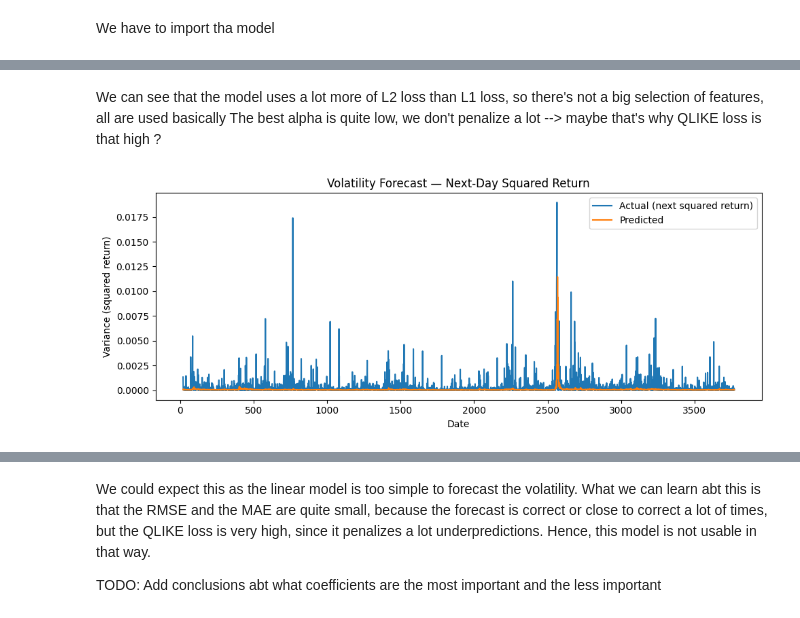
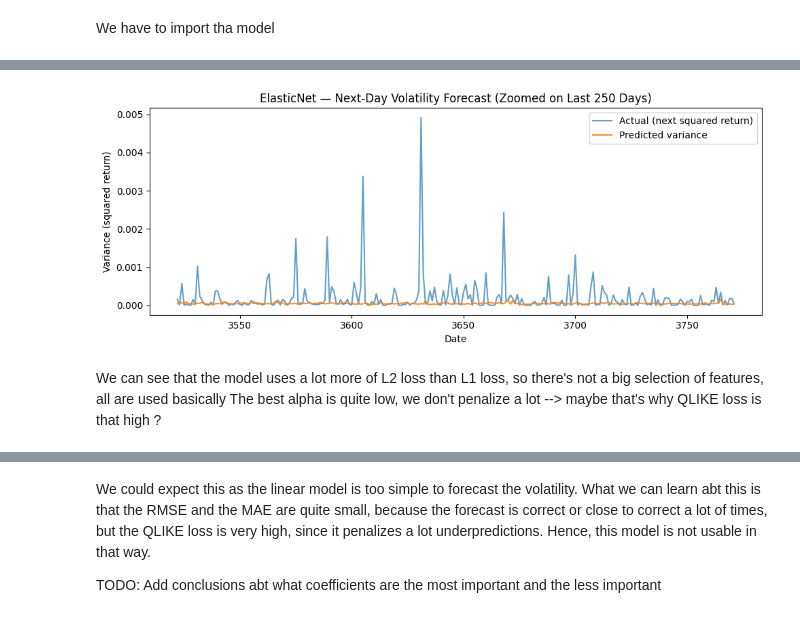
Before and after one commit to victorcamps70/volatility-forecast, a Jupyter notebook: notebooks/01_presentation_of_results.ipynb, the cells around one changed output, grey strips where cells are left out. Cells and saved outputs as stored; diff of their text form; code cells hidden in the pictures.

```diff
--- a/notebooks/01_presentation_of_results.ipynb
+++ b/notebooks/01_presentation_of_results.ipynb
@@ -139,24 +244,27 @@ metrics_test
+# %%
+window = 250  # last 250 points (≈ one trading year)
+
+plt.figure(figsize=(10, 4))
+plt.plot(
+    target_enet.index[-window:],
+    target_enet.values[-window:],
+    label="Actual (next squared return)",
+    alpha=0.7
+)
+plt.plot(
+    pred_enet.index[-window:],
+    pred_enet.values[-window:],
+    label="Predicted variance",
+    alpha=0.9
+)
+plt.legend()
+plt.title("ElasticNet — Next-Day Volatility Forecast (Zoomed on Last 250 Days)")
+plt.xlabel("Date")
+plt.ylabel("Variance (squared return)")
+plt.tight_layout()
+plt.show()
+# %% [output]
+[figure, added]
 # %% [markdown]
 We can see that the model uses a lot more of L2 loss than L1 loss, so there's not a big selection of features, all are used basically
 The best alpha is quite low, we don't penalize a lot --> maybe that's why QLIKE loss is that high ?
-# %%
-# Predictions (aligned with the internally built feature index)
-y_pred = model.predict(df)
-
-# Rebuild raw target to compare on same index
-# raw target (no log transform) for plotting
-target_raw = (df["log_return_AAPL"]**2).shift(-1)
-target_raw = target_raw.loc[y_pred.index]
-
-# Plot actual vs predicted (single chart, no custom colors)
-plt.figure(figsize=(10,4))
-plt.plot(target_raw.index, target_raw.values, label="Actual (next squared return)")
-plt.plot(y_pred.index, y_pred.values, label="Predicted")
-plt.legend()
-plt.title("Volatility Forecast — Next-Day Squared Return")
-plt.xlabel("Date")
-plt.ylabel("Variance (squared return)")
-plt.tight_layout()
-plt.show()
-# %% [output]
-[figure, removed]
```
Also changed, not shown: parts of 19 cells of this notebook, 9 other files.
